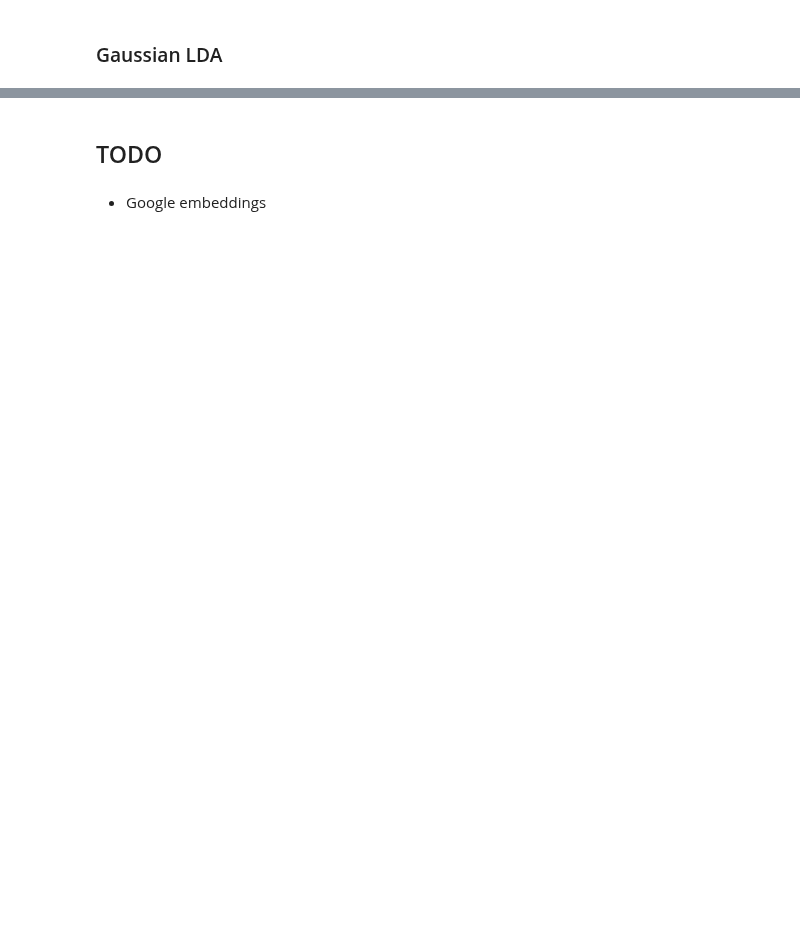
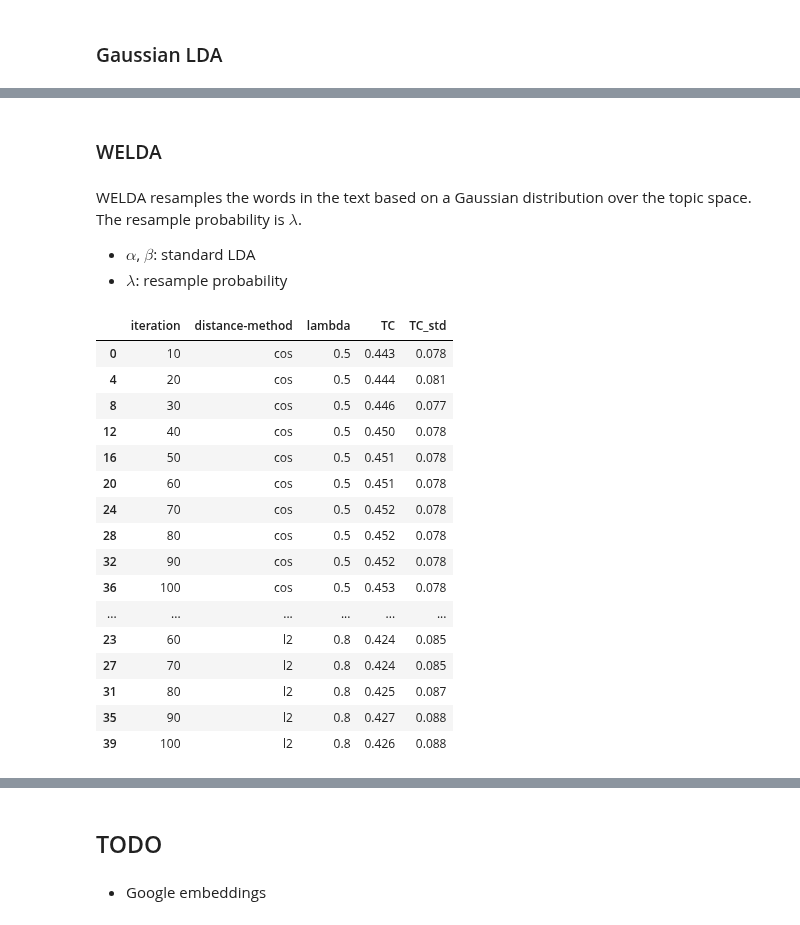
Before and after one commit to knub/master-thesis, a Jupyter notebook: notebooks/Competitive Evaluation.ipynb, the cells around one changed output, grey strips where cells are left out. Cells and saved outputs as stored; diff of their text form; code cells hidden in the pictures; blank space fills up the shorter version.

```diff
--- a/notebooks/Competitive Evaluation.ipynb
+++ b/notebooks/Competitive Evaluation.ipynb
@@ -39,0 +38,26 @@ for df_concept in [df_we_concept, df_tm_concept]:
+# %%
+def load_topic_coherence(f):
+    return pnd.read_csv("/home/stefan.bunk/master-thesis/results/topic-coherence/" + f, sep="\t", header=None)
+
+
+def plot_iteration_for(df_param, params, r=0.9):
+    matplotlib.style.use('classic')
+    plt.figure()
+    colors = iter(["green", "red", "blue", "yellow"] + plt_colors.cnames.keys())
+    for model, df_group in df_param.groupby(params):
+        plt.plot(df_group["iteration"], df_group["TC"] * 100, color='white',
+                 label=model, marker='o', markerfacecolor=next(colors), markersize=12)
+
+    plt.xlabel("Iteration")
+    plt.ylabel("Topic Coherence")
+
+    min_TC = df_param["TC"].min() * 100
+    max_TC = df_param["TC"].max() * 100
+    diff_TC = max_TC - min_TC
+    lower_TC = min_TC - r * diff_TC
+    upper_TC = max_TC + r * diff_TC
+    plt.ylim((lower_TC, upper_TC))
+
+    plt.xlim((df_param["iteration"].min() - 20, df_param["iteration"].max() + 20))
+
+    plt.legend(loc="best")
@@ -59,0 +318,30 @@ for df_concept in [df_we_concept, df_tm_concept]:
+# %% [markdown]
+### WELDA
+# %% [markdown]
+WELDA resamples the words in the text based on a Gaussian distribution over the topic space. The resample probability is $\lambda$.
+
+* $\alpha$, $\beta$: standard LDA
+* $\lambda$: resample probability
+# %%
+df_tc_welda = load_topic_coherence("gaussian_welda.txt")
+df_tc_welda.columns = ["iteration", "distance-method", "lambda", "TC", "TC_std"]
+df_tc_welda = df_tc_welda.sort_values(["distance-method", "lambda", "iteration"])
+df_tc_welda
+# %% [output]
+|  | iteration | distance-method | lambda | TC | TC_std |
+| 0 | 10 | cos | 0.5 | 0.443 | 0.078 |
+| 4 | 20 | cos | 0.5 | 0.444 | 0.081 |
+| 8 | 30 | cos | 0.5 | 0.446 | 0.077 |
+| 12 | 40 | cos | 0.5 | 0.450 | 0.078 |
+| 16 | 50 | cos | 0.5 | 0.451 | 0.078 |
+| 20 | 60 | cos | 0.5 | 0.451 | 0.078 |
+| 24 | 70 | cos | 0.5 | 0.452 | 0.078 |
+| 28 | 80 | cos | 0.5 | 0.452 | 0.078 |
+| 32 | 90 | cos | 0.5 | 0.452 | 0.078 |
+| 36 | 100 | cos | 0.5 | 0.453 | 0.078 |
+| ... | ... | ... | ... | ... | ... |
+| 23 | 60 | l2 | 0.8 | 0.424 | 0.085 |
+| 27 | 70 | l2 | 0.8 | 0.424 | 0.085 |
+| 31 | 80 | l2 | 0.8 | 0.425 | 0.087 |
+| 35 | 90 | l2 | 0.8 | 0.427 | 0.088 |
+| 39 | 100 | l2 | 0.8 | 0.426 | 0.088 |
```
Also changed, not shown: parts of 59 cells of this notebook.
